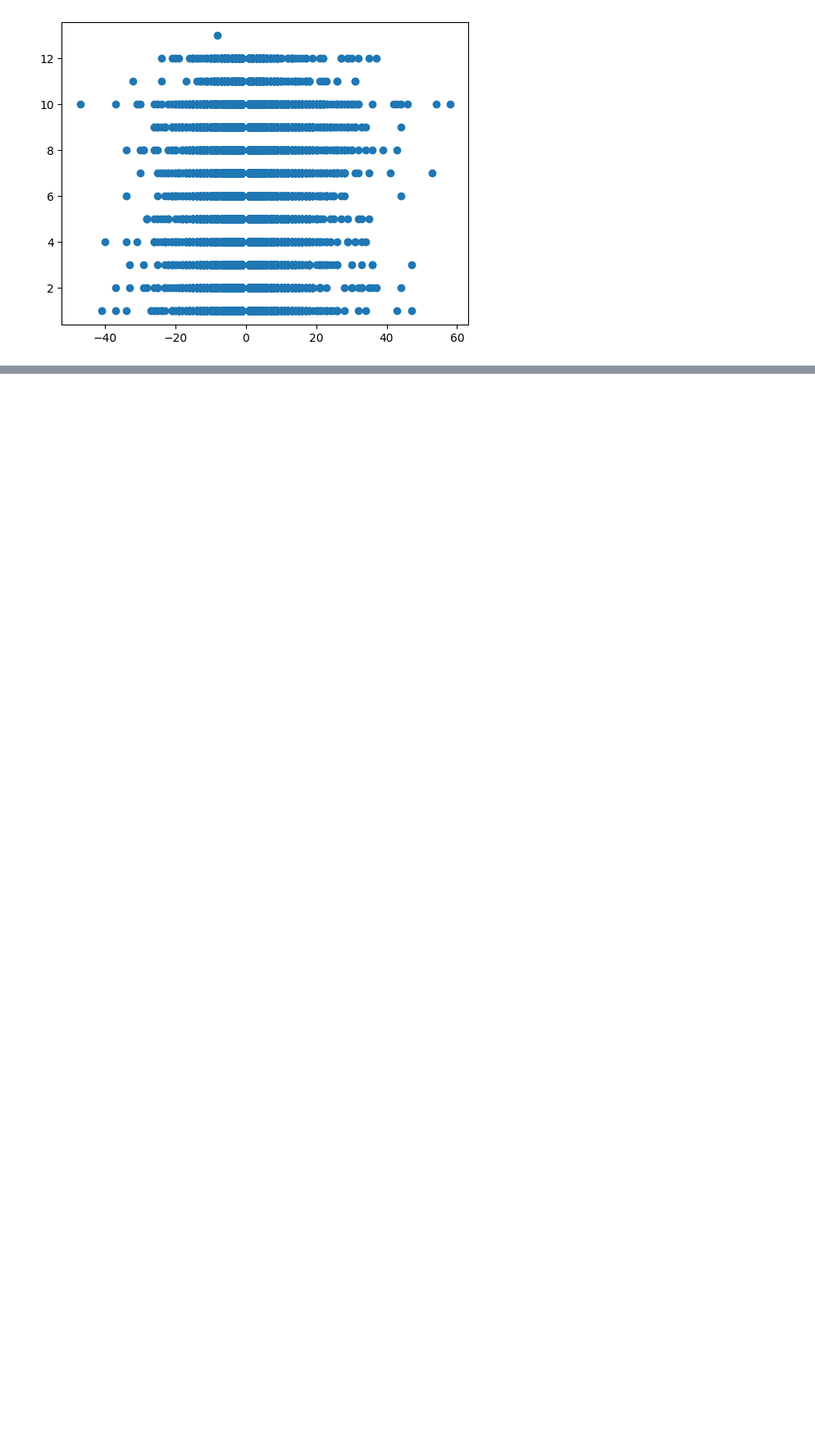
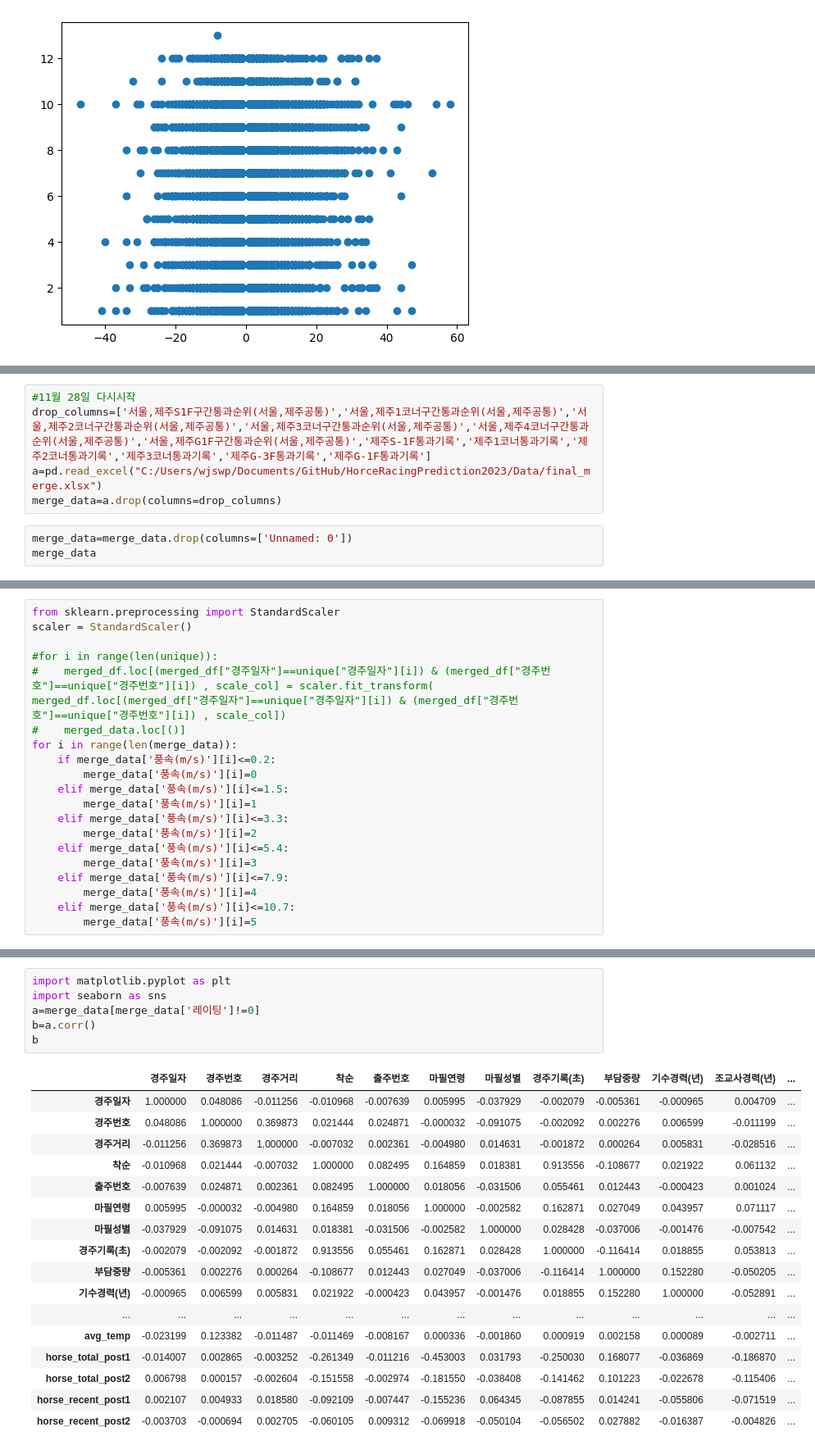
Before and after one commit to chomgid/HorceRacingPrediction2023, a Jupyter notebook: Jaehoon/horse_data_EDA.ipynb, the cells around one changed output, grey strips where cells are left out. Shown at 82% size. Cells and saved outputs as stored; diff of their text form; blank space fills up the shorter version.

```diff
--- a/Jaehoon/horse_data_EDA.ipynb
+++ b/Jaehoon/horse_data_EDA.ipynb
@@ -372,0 +368,8 @@ Name: 0, dtype: object
+# %%
+#11월 28일 다시시작
+drop_columns=['서울,제주S1F구간통과순위(서울,제주공통)','서울,제주1코너구간통과순위(서울,제주공통)','서울,제주2코너구간통과순위(서울,제주공통)','서울,제주3코너구간통과순위(서울,제주공통)','서울,제주4코너구간통과순위(서울,제주공통)','서울,제주G1F구간통과순위(서울,제주공통)','제주S-1F통과기록','제주1코너통과기록','제주2코너통과기록','제주3코너통과기록','제주G-3F통과기록','제주G-1F통과기록']
+a=pd.read_excel("C:/Users/wjswp/Documents/GitHub/HorceRacingPrediction2023/Data/final_merge.xlsx")
+merge_data=a.drop(columns=drop_columns)
+# %%
+merge_data=merge_data.drop(columns=['Unnamed: 0'])
+merge_data
@@ -372,0 +390,20 @@ Name: 0, dtype: object
+# %%
+from sklearn.preprocessing import StandardScaler
+scaler = StandardScaler()
+
+#for i in range(len(unique)):
+#    merged_df.loc[(merged_df["경주일자"]==unique["경주일자"][i]) & (merged_df["경주번호"]==unique["경주번호"][i]) , scale_col] = scaler.fit_transform( merged_df.loc[(merged_df["경주일자"]==unique["경주일자"][i]) & (merged_df["경주번호"]==unique["경주번호"][i]) , scale_col])
+#    merged_data.loc[()]
+for i in range(len(merge_data)):
+    if merge_data['풍속(m/s)'][i]<=0.2:
+        merge_data['풍속(m/s)'][i]=0
+    elif merge_data['풍속(m/s)'][i]<=1.5:
+        merge_data['풍속(m/s)'][i]=1
+    elif merge_data['풍속(m/s)'][i]<=3.3:
+        merge_data['풍속(m/s)'][i]=2
+    elif merge_data['풍속(m/s)'][i]<=5.4:
+        merge_data['풍속(m/s)'][i]=3
+    elif merge_data['풍속(m/s)'][i]<=7.9:
+        merge_data['풍속(m/s)'][i]=4
+    elif merge_data['풍속(m/s)'][i]<=10.7:
+        merge_data['풍속(m/s)'][i]=5
@@ -372,0 +431,24 @@ Name: 0, dtype: object
+# %%
+import matplotlib.pyplot as plt
+import seaborn as sns
+a=merge_data[merge_data['레이팅']!=0]
+b=a.corr()
+b
+# %% [output]
+|  | 경주일자 | 경주번호 | 경주거리 | 착순 | 출주번호 | 마필연령 | 마필성별 | 경주기록(초) | 부담중량 | 기수경력(년) | 조교사경력(년) | ... |
+| 경주일자 | 1.000000 | 0.048086 | -0.011256 | -0.010968 | -0.007639 | 0.005995 | -0.037929 | -0.002079 | -0.005361 | -0.000965 | 0.004709 | ... |
+| 경주번호 | 0.048086 | 1.000000 | 0.369873 | 0.021444 | 0.024871 | -0.000032 | -0.091075 | -0.002092 | 0.002276 | 0.006599 | -0.011199 | ... |
+| 경주거리 | -0.011256 | 0.369873 | 1.000000 | -0.007032 | 0.002361 | -0.004980 | 0.014631 | -0.001872 | 0.000264 | 0.005831 | -0.028516 | ... |
+| 착순 | -0.010968 | 0.021444 | -0.007032 | 1.000000 | 0.082495 | 0.164859 | 0.018381 | 0.913556 | -0.108677 | 0.021922 | 0.061132 | ... |
+| 출주번호 | -0.007639 | 0.024871 | 0.002361 | 0.082495 | 1.000000 | 0.018056 | -0.031506 | 0.055461 | 0.012443 | -0.000423 | 0.001024 | ... |
+| 마필연령 | 0.005995 | -0.000032 | -0.004980 | 0.164859 | 0.018056 | 1.000000 | -0.002582 | 0.162871 | 0.027049 | 0.043957 | 0.071117 | ... |
+| 마필성별 | -0.037929 | -0.091075 | 0.014631 | 0.018381 | -0.031506 | -0.002582 | 1.000000 | 0.028428 | -0.037006 | -0.001476 | -0.007542 | ... |
+| 경주기록(초) | -0.002079 | -0.002092 | -0.001872 | 0.913556 | 0.055461 | 0.162871 | 0.028428 | 1.000000 | -0.116414 | 0.018855 | 0.053813 | ... |
+| 부담중량 | -0.005361 | 0.002276 | 0.000264 | -0.108677 | 0.012443 | 0.027049 | -0.037006 | -0.116414 | 1.000000 | 0.152280 | -0.050205 | ... |
+| 기수경력(년) | -0.000965 | 0.006599 | 0.005831 | 0.021922 | -0.000423 | 0.043957 | -0.001476 | 0.018855 | 0.152280 | 1.000000 | -0.052891 | ... |
+| ... | ... | ... | ... | ... | ... | ... | ... | ... | ... | ... | ... | ... |
+| avg_temp | -0.023199 | 0.123382 | -0.011487 | -0.011469 | -0.008167 | 0.000336 | -0.001860 | 0.000919 | 0.002158 | 0.000089 | -0.002711 | ... |
+| horse_total_post1 | -0.014007 | 0.002865 | -0.003252 | -0.261349 | -0.011216 | -0.453003 | 0.031793 | -0.250030 | 0.168077 | -0.036869 | -0.186870 | ... |
+| horse_total_post2 | 0.006798 | 0.000157 | -0.002604 | -0.151558 | -0.002974 | -0.181550 | -0.038408 | -0.141462 | 0.101223 | -0.022678 | -0.115406 | ... |
+| horse_recent_post1 | 0.002107 | 0.004933 | 0.018580 | -0.092109 | -0.007447 | -0.155236 | 0.064345 | -0.087855 | 0.014241 | -0.055806 | -0.071519 | ... |
+| horse_recent_post2 | -0.003703 | -0.000694 | 0.002705 | -0.060105 | 0.009312 | -0.069918 | -0.050104 | -0.056502 | 0.027882 | -0.016387 | -0.004826 | ... |
```
Also changed, not shown: parts of 14 cells of this notebook, 1 other file.
